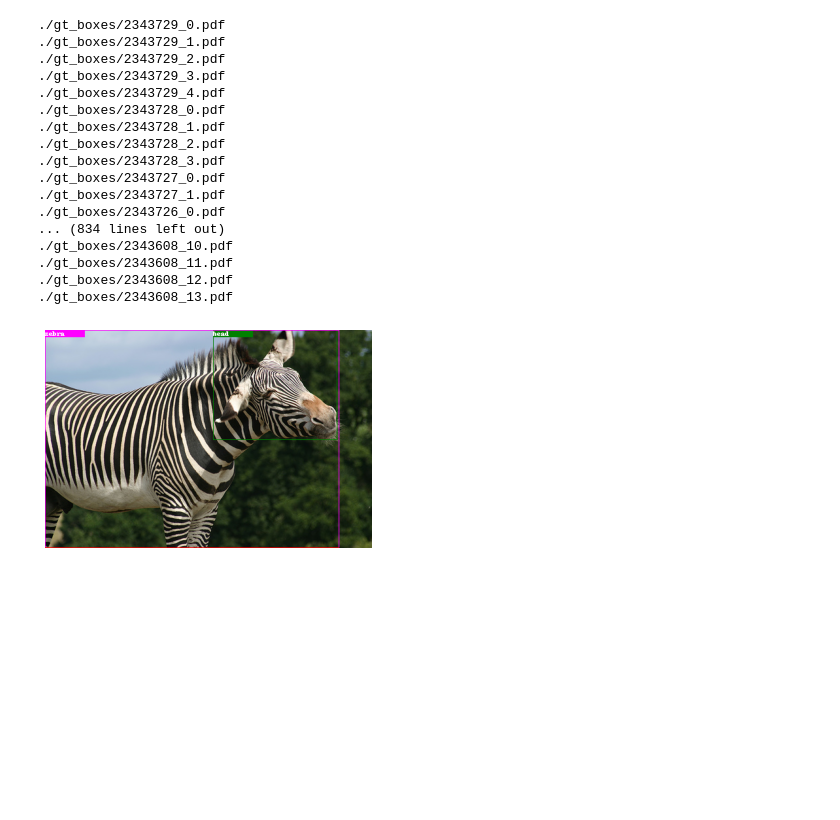
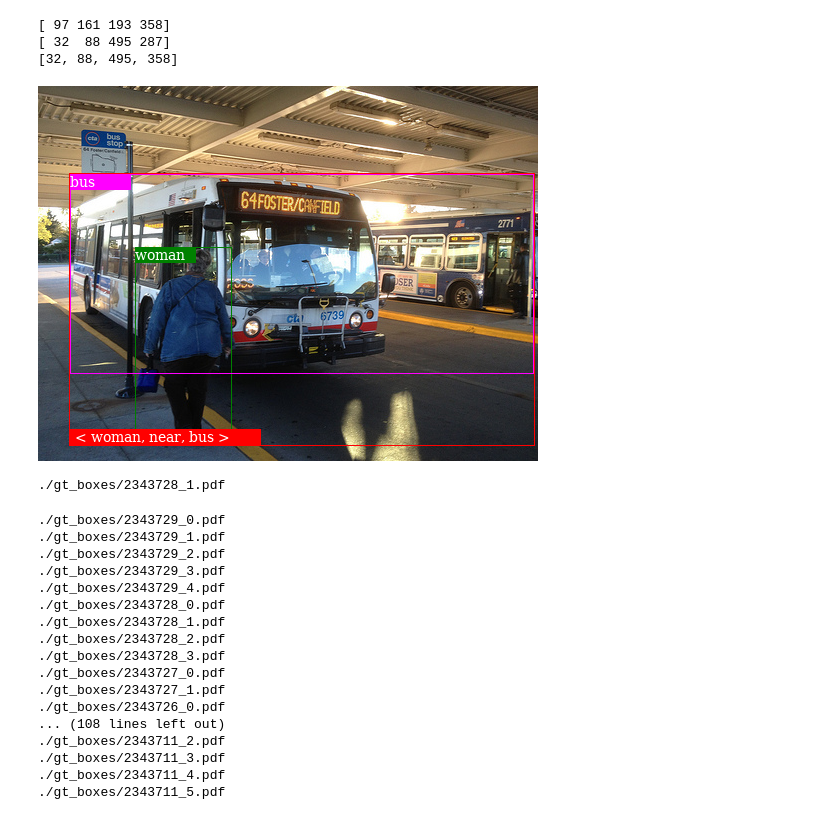
Before and after one commit to ihaeyong/Unbiased-SGG, a Jupyter notebook: visualization/4.visualize_PredCls_UnionBox.ipynb, the cells around one changed output. Drawn from its saved outputs; the diff is of its cells as text; code cells hidden in the pictures; blank space fills up the shorter version.

Commit message:
Union boxes

```diff
--- a/visualization/4.visualize_PredCls_UnionBox.ipynb
+++ b/visualization/4.visualize_PredCls_UnionBox.ipynb
@@ -115,5 +140,55 @@ os.mkdir(gt_path)
+# %%
+idx = 1
+# %%
+img_path,boxes,labels,gt_rels,pred_rels,pred_rel_score,pred_rel_label= get_info_by_idx(
+        idx=idx,det_input=detected_origin_result)
+
+img_name = img_path.split('/')[-1].split('.')[0]
+
+np_boxes = boxes.cpu().numpy().astype(int)
+
+img = cv2.imread(img_path)
+
+# You may need to convert the color.
+img = cv2.cvtColor(img, cv2.COLOR_BGR2RGB)
+# %%
+rel_idx = 1
+
+img_rel_name = gt_path + img_name + '_{}.pdf'.format(str(rel_idx))
+
+im_pil = Image.fromarray(img)
+
+subj_idx = int(gt_rels[rel_idx][0].split('-')[0])
+obj_idx = int(gt_rels[rel_idx][2].split('-')[0])
+
+subj_label = gt_rels[rel_idx][0].split('-')[1]
+obj_label = gt_rels[rel_idx][2].split('-')[1]
+rel_label = gt_rels[rel_idx][1]
+
+union_box = get_union(np_boxes[subj_idx], np_boxes[obj_idx])
+
+print(np_boxes[subj_idx])
+
+print(np_boxes[obj_idx])
+
+print(union_box)
+
+draw_single_box(im_pil, np_boxes[subj_idx], draw_info=subj_label, color='green')
+draw_single_box(im_pil, np_boxes[obj_idx], draw_info=obj_label, color='magenta')
+
+gt_triplet = '< ' + subj_label + ', ' + rel_label + ', ' + obj_label + ' >'
+draw_union_box(im_pil, union_box, draw_info=gt_triplet, color='red')
+
+display(im_pil)
+print(img_rel_name)
+# %% [output]
+[ 97 161 193 358]
+[ 32  88 495 287]
+[32, 88, 495, 358]
+[figure, added]
+./gt_boxes/2343728_1.pdf
 # %%
-for idx in range(100):
+for idx in range(0, 200):
 
     img_path,boxes,labels,gt_rels,pred_rels,pred_rel_score,pred_rel_label= get_info_by_idx(
         idx=idx,det_input=detected_origin_result)
@@ -168,9 +243,8 @@ for idx in range(100):
 ./gt_boxes/2343727_0.pdf
 ./gt_boxes/2343727_1.pdf
 ./gt_boxes/2343726_0.pdf
-... (834 lines left out)
-./gt_boxes/2343608_10.pdf
-./gt_boxes/2343608_11.pdf
-./gt_boxes/2343608_12.pdf
-./gt_boxes/2343608_13.pdf
+... (108 lines left out)
+./gt_boxes/2343711_2.pdf
+./gt_boxes/2343711_3.pdf
+./gt_boxes/2343711_4.pdf
+./gt_boxes/2343711_5.pdf
-[figure, removed]
```
Also changed, not shown: parts of 4 cells of this notebook.
